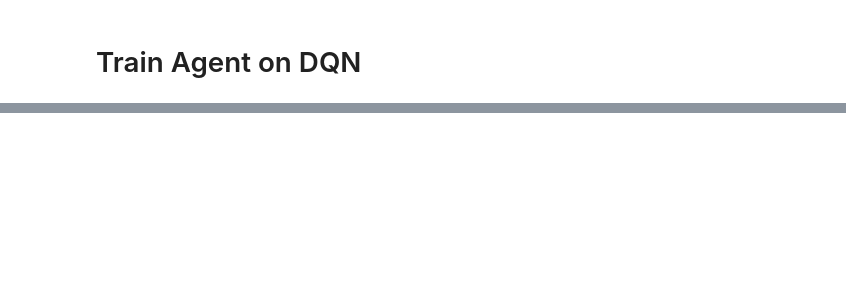
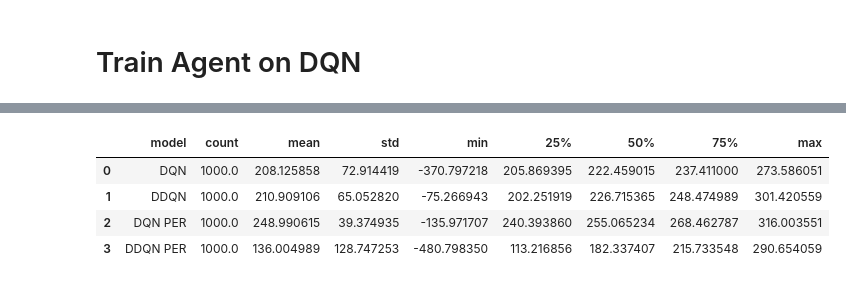
Before and after one commit to PriyankaVelagala/Deep-Reinforcement-Learning-Projects, a Jupyter notebook: DQN/(D)DQN_lunarlanding.ipynb, the cells around one changed output, grey strips where cells are left out. Cells and saved outputs as stored; diff of their text form; code cells hidden in the pictures; blank space fills up the shorter version.

Commit message:
Add metrics for trained models

```diff
--- a/DQN/(D)DQN_lunarlanding.ipynb
+++ b/DQN/(D)DQN_lunarlanding.ipynb
@@ -642,0 +749,14 @@ plot_scores(scores)
+# %%
+env = gym.make('LunarLander-v2')
+agent.policy_net.eval()
+rewards = []
+
+
+for i in range(1000):
+    if i % 100 == 0:
+        print(f'iteration: {i}')
+    rewards.append(play_game(env, agent, False, 'ddqn.pth'))
+
+ddqn_df = pd.DataFrame(rewards)
+
+agent.policy_net.train()
@@ -693,0 +838,14 @@ plot_scores(scores)
+# %%
+env = gym.make('LunarLander-v2')
+agent.policy_net.eval()
+rewards = []
+
+
+for i in range(1000):
+    if i % 100 == 0:
+        print(f'iteration: {i}')
+    rewards.append(play_game(env, agent, False, 'dqn.pth'))
+
+dqn_df = pd.DataFrame(rewards)
+
+agent.policy_net.train()
@@ -701,0 +885,20 @@ reward = 183.4410367806627
+# %%
+dqn_df = dqn_df.describe().transpose()
+dqn_df.insert(loc=0, column='model', value='DQN')
+
+ddqn_df = ddqn_df.describe().transpose()
+ddqn_df.insert(loc=0, column='model', value='DDQN')
+
+dqn_per_df = dqn_per_df.describe().transpose()
+dqn_per_df.insert(loc=0, column='model', value='DQN PER')
+
+ddqn_per_df = ddqn_per_df.describe().transpose()
+ddqn_per_df.insert(loc=0, column='model', value='DDQN PER')
+# %%
+pd.concat([dqn_df, ddqn_df, dqn_per_df, ddqn_per_df], ignore_index=True)
+# %% [output]
+|  | model | count | mean | std | min | 25% | 50% | 75% | max |
+| 0 | DQN | 1000.0 | 208.125858 | 72.914419 | -370.797218 | 205.869395 | 222.459015 | 237.411000 | 273.586051 |
+| 1 | DDQN | 1000.0 | 210.909106 | 65.052820 | -75.266943 | 202.251919 | 226.715365 | 248.474989 | 301.420559 |
+| 2 | DQN PER | 1000.0 | 248.990615 | 39.374935 | -135.971707 | 240.393860 | 255.065234 | 268.462787 | 316.003551 |
+| 3 | DDQN PER | 1000.0 | 136.004989 | 128.747253 | -480.798350 | 113.216856 | 182.337407 | 215.733548 | 290.654059 |
```
Also changed, not shown: parts of 24 cells of this notebook, 4 other files.
